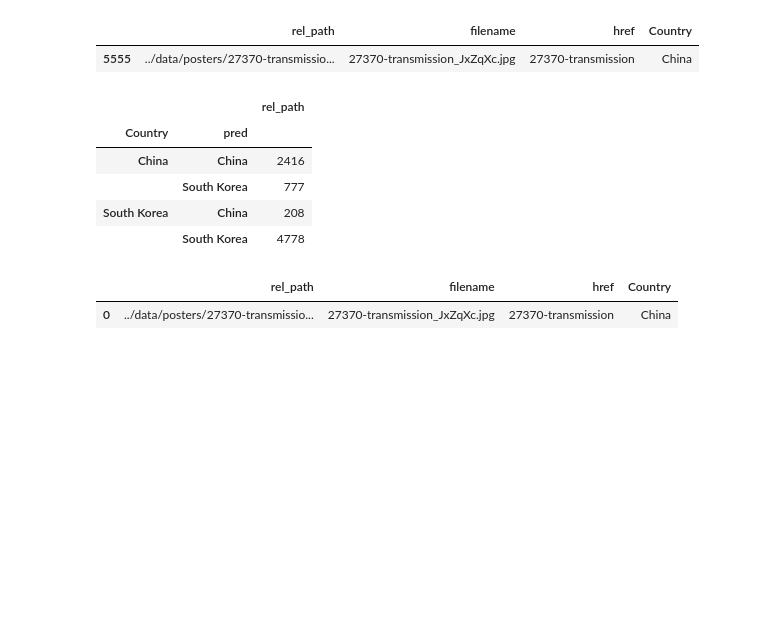
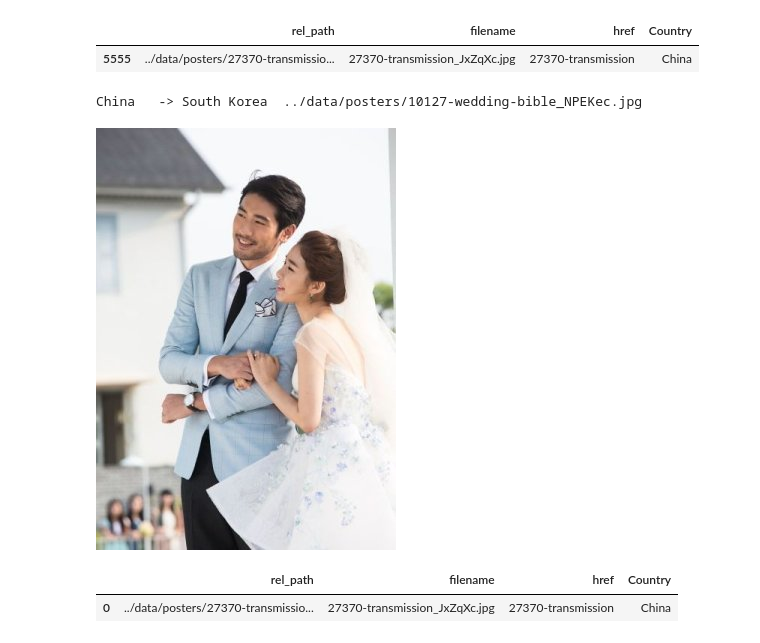
Before and after one commit to lapythie/dora, a Jupyter notebook: notebooks/baselines/poster2Country.ipynb, the cells around one changed output. Drawn from its saved outputs; the diff is of its cells as text; code cells hidden in the pictures; blank space fills up the shorter version.

Commit message:
display example

```diff
--- a/notebooks/baselines/poster2Country.ipynb
+++ b/notebooks/baselines/poster2Country.ipynb
@@ -86,17 +86,17 @@ tmp = tmp.assign(
     )
 )
 # %%
-tmp[
+for t in tmp[
     tmp["Country"].apply(lambda x: x in {'China', 'South Korea'})
     & tmp["pred"].apply(lambda x: x in {'China', 'South Korea'})
-].groupby(["Country", "pred"]).agg({"rel_path": "count"})
+    & (tmp["Country"] != tmp["pred"])
+].itertuples():
+    print (f"{t.Country}\t-> {t.pred}", t.rel_path, sep="\t")
+    display(Image.open(t.rel_path))
+    break
 # %% [output]
-|  |  | rel_path |
-| Country | pred |  |
-| China | China | 2416 |
-|  | South Korea | 777 |
-| South Korea | China | 208 |
-|  | South Korea | 4778 |
+China   -> South Korea  ../data/posters/10127-wedding-bible_NPEKec.jpg
+[figure, added]
 # %%
 sample.reset_index(drop=True, inplace=True)
 sample.head(1)
```
